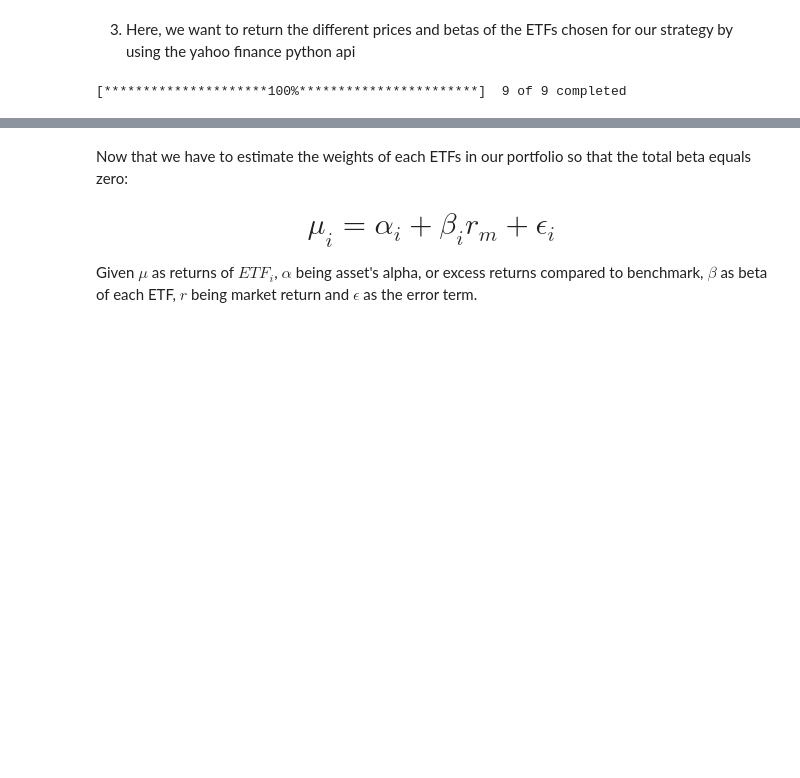
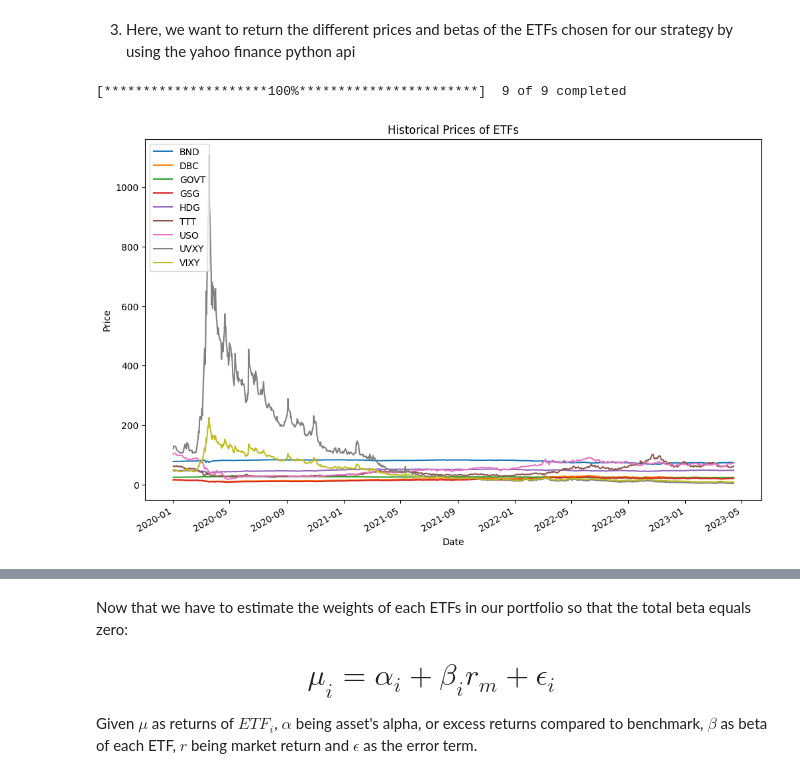
Before and after one commit to CoffeeBeans007/BETANEUT_yt, a Jupyter notebook: BetaNeutral.ipynb, the cells around one changed output, grey strips where cells are left out. Saved outputs shown, nothing was run; the diff lists cells and outputs as text; code cells hidden in the pictures; blank space fills up the shorter version.

```diff
--- a/BetaNeutral.ipynb
+++ b/BetaNeutral.ipynb
@@ -62,15 +63,23 @@ For diversification purposes, we choose ETFs containing these types of assets, s
 # %%
 #Import the tickers and return a dataset of the price of the ETFs
 tickers=["TTT","GOVT","BND","HDG","VIXY","UVXY","GSG","DBC","USO"]
 today=datetime.today()
-start_date='2020-01-01'
+start_date="2020-01-01"
 # Download historical prices for the tickers and calculate returns
+prices = yf.download(tickers,start=start_date,end=today)['Adj Close']
+prices.plot(figsize=(12,8))
 
-prices = yf.download(tickers, start=start_date, end=today)['Adj Close']
+# Set chart properties
+plt.title('Historical Prices of ETFs')
+plt.xlabel('Date')
+plt.ylabel('Price')
+plt.legend(loc='upper left')
 #Initiate empty beta dataframe
 betas = pd.DataFrame(index=tickers, columns=['Beta'])
 
 #Relative beta is calculated using returns of assets, we therefore need to calculate the returns using relative price changes to past data
 returns=prices.pct_change().dropna()
+returns=pd.DataFrame(returns)
 # %% [output]
 [*********************100%***********************]  9 of 9 completed
+[figure, added]
```
Also changed, not shown: parts of 28 cells of this notebook.
